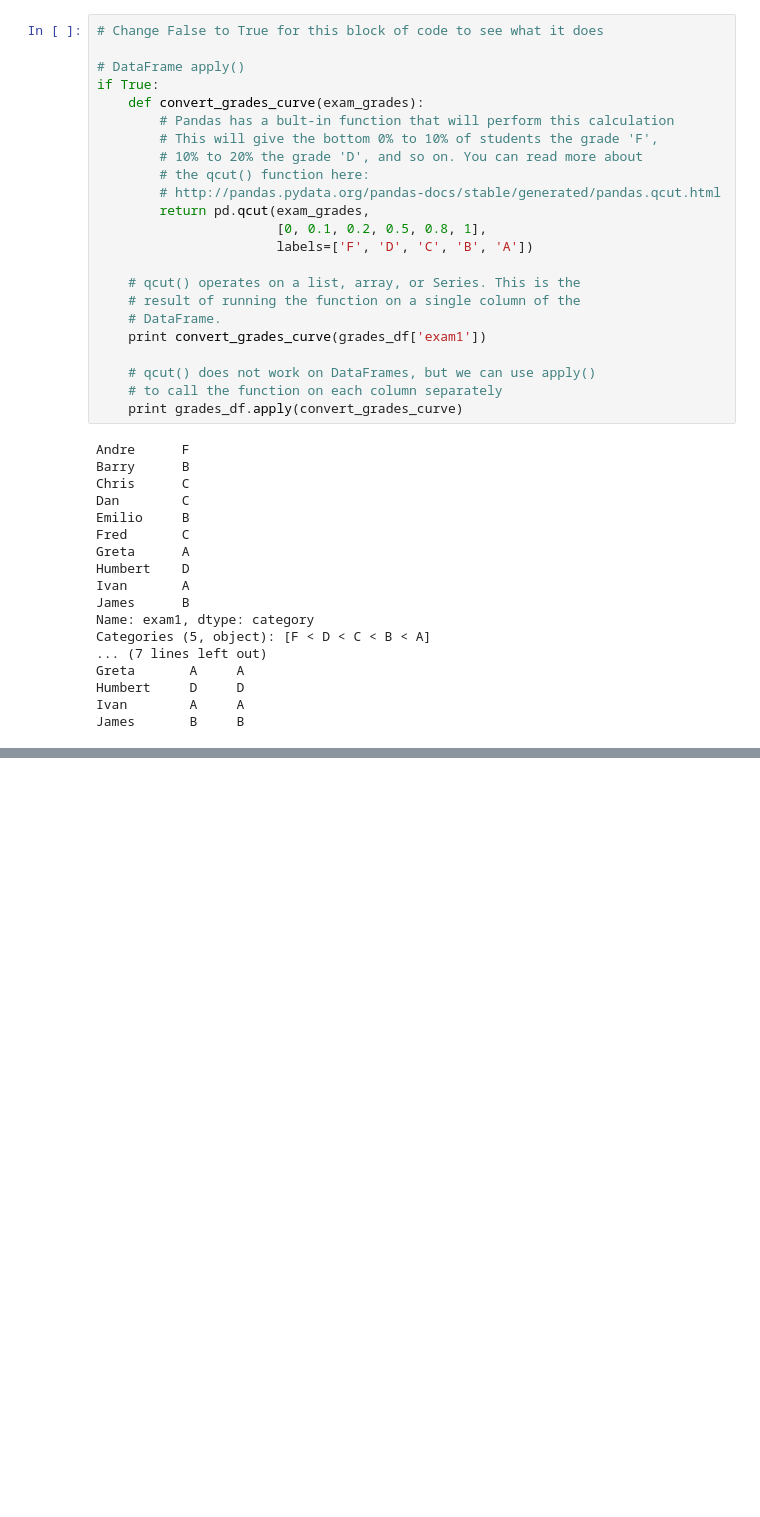
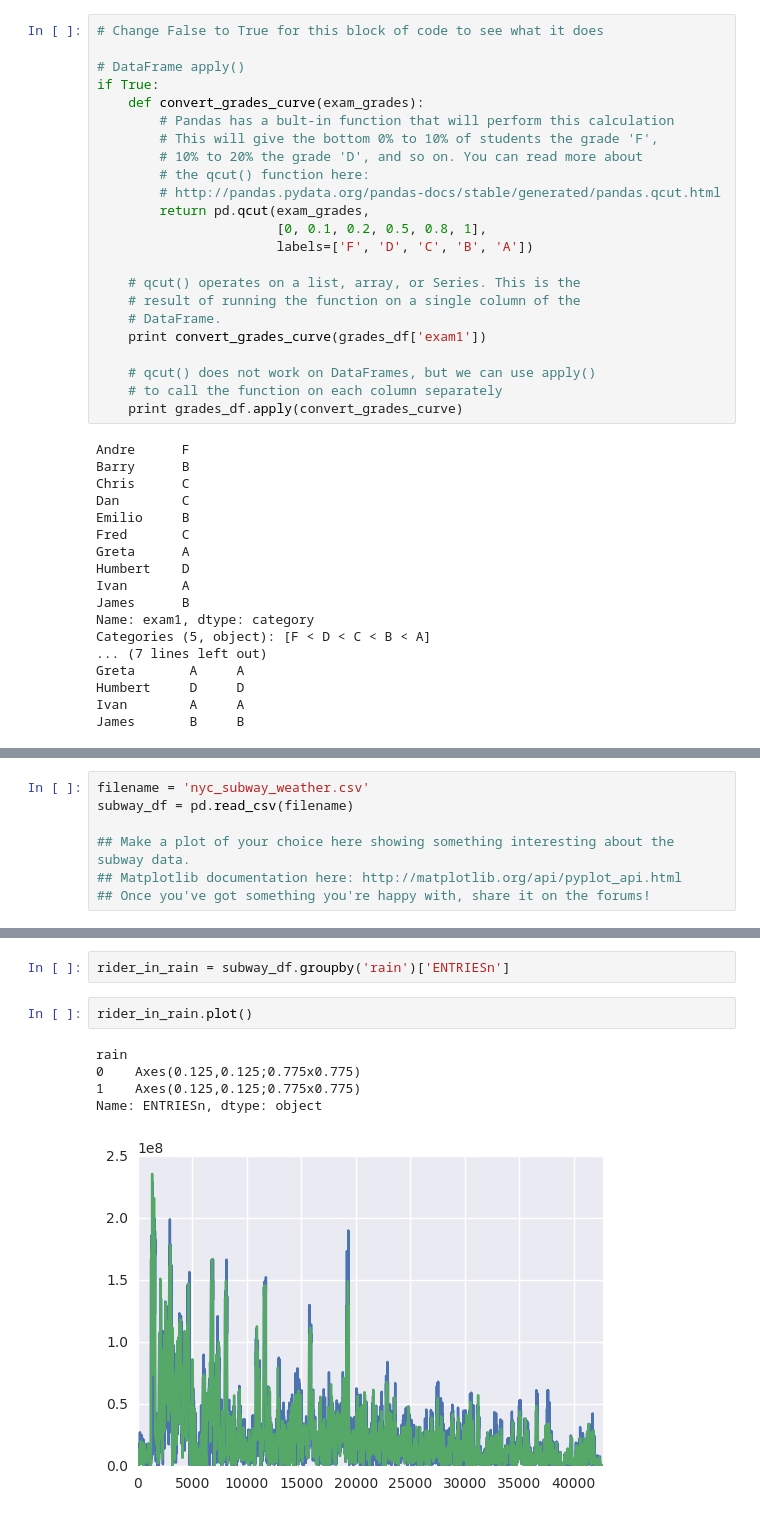
Before and after one commit to zhengweiyu/L2_NP_And_PD_Part2, a Jupyter notebook: L3_NP_And_PD_Parr2.ipynb, the cells around one changed output, grey strips where cells are left out. Cells and saved outputs as stored; diff of their text form; blank space fills up the shorter version.

```diff
--- a/L3_NP_And_PD_Parr2.ipynb
+++ b/L3_NP_And_PD_Parr2.ipynb
@@ -624,0 +1226,7 @@ def standardize(df):
+# %%
+filename = 'nyc_subway_weather.csv'
+subway_df = pd.read_csv(filename)
+
+## Make a plot of your choice here showing something interesting about the subway data.
+## Matplotlib documentation here: http://matplotlib.org/api/pyplot_api.html
+## Once you've got something you're happy with, share it on the forums!
@@ -624,0 +1243,10 @@ def standardize(df):
+# %%
+rider_in_rain = subway_df.groupby('rain')['ENTRIESn']
+# %%
+rider_in_rain.plot()
+# %% [output]
+rain
+0    Axes(0.125,0.125;0.775x0.775)
+1    Axes(0.125,0.125;0.775x0.775)
+Name: ENTRIESn, dtype: object
+[figure, added]
```
Also changed, not shown: parts of 56 cells of this notebook.
